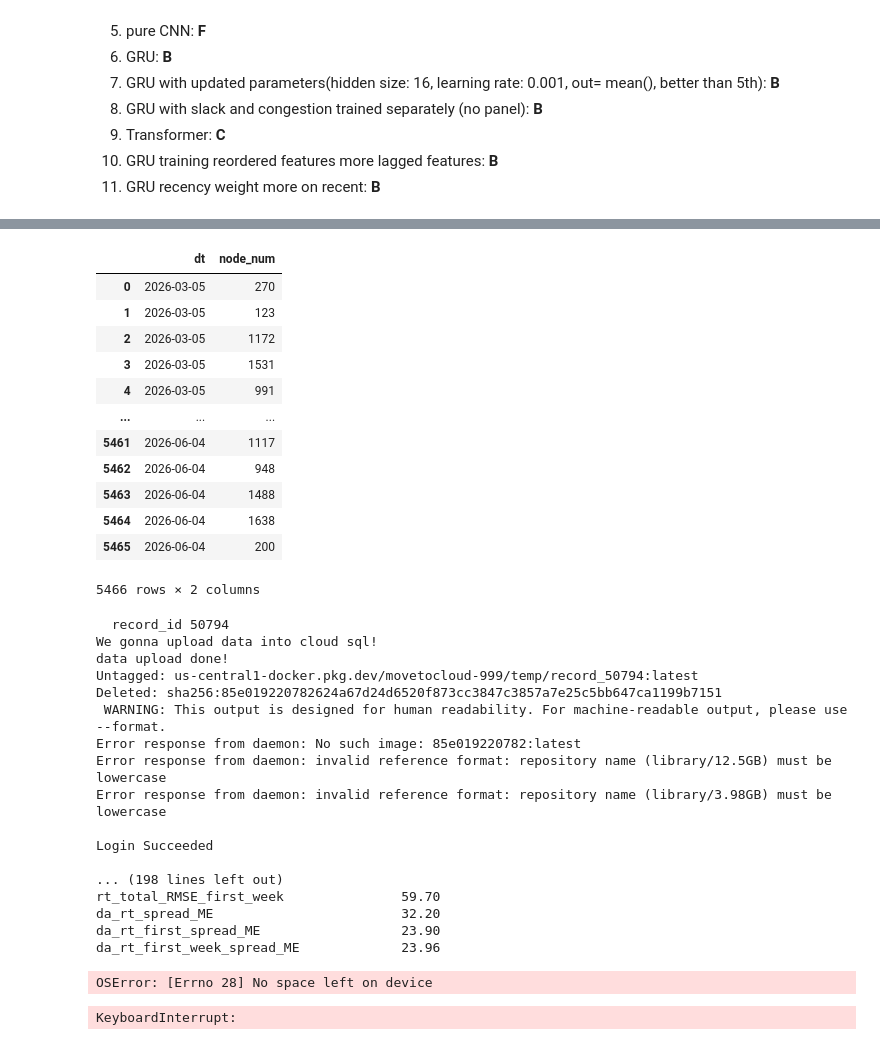
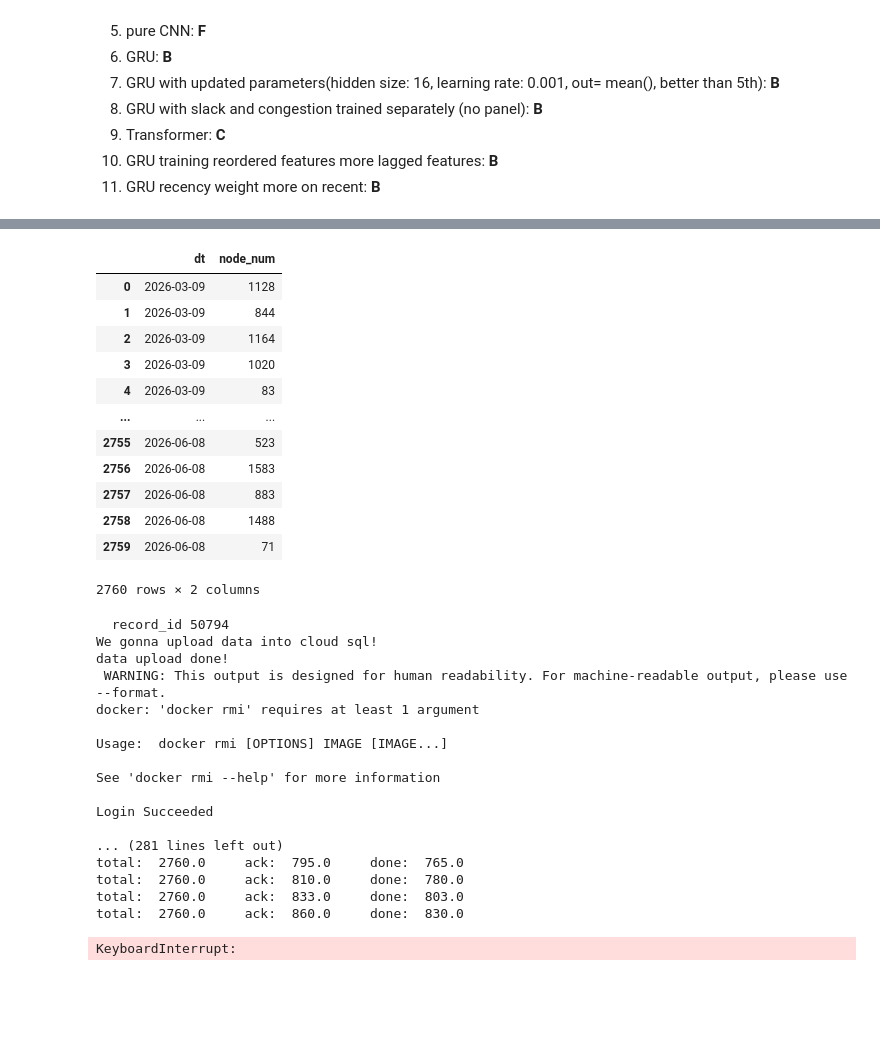
Before and after one commit to qingcheng-rgb/Qingcheng, a Jupyter notebook: QCTest/Ultra/Backtester.ipynb, the cells around one changed output, grey strips where cells are left out. Cells and saved outputs as stored; diff of their text form; code cells hidden in the pictures; blank space fills up the shorter version.

```diff
--- a/QCTest/Ultra/Backtester.ipynb
+++ b/QCTest/Ultra/Backtester.ipynb
@@ -89,41 +89,40 @@ Here the job starts!
 # %%
-select_unique_nodes_across_dates('2026-03-05','2026-06-04',60,True)
+select_unique_nodes_across_dates('2026-03-09','2026-06-08',30,True)
 # %% [output]
 |  | dt | node_num |
-| 0 | 2026-03-05 | 270 |
-| 1 | 2026-03-05 | 123 |
-| 2 | 2026-03-05 | 1172 |
-| 3 | 2026-03-05 | 1531 |
-| 4 | 2026-03-05 | 991 |
+| 0 | 2026-03-09 | 1128 |
+| 1 | 2026-03-09 | 844 |
+| 2 | 2026-03-09 | 1164 |
+| 3 | 2026-03-09 | 1020 |
+| 4 | 2026-03-09 | 83 |
 | ... | ... | ... |
-| 5461 | 2026-06-04 | 1117 |
-| 5462 | 2026-06-04 | 948 |
-| 5463 | 2026-06-04 | 1488 |
-| 5464 | 2026-06-04 | 1638 |
-| 5465 | 2026-06-04 | 200 |
+| 2755 | 2026-06-08 | 523 |
+| 2756 | 2026-06-08 | 1583 |
+| 2757 | 2026-06-08 | 883 |
+| 2758 | 2026-06-08 | 1488 |
+| 2759 | 2026-06-08 | 71 |
-5466 rows × 2 columns
+2760 rows × 2 columns
 # %%
-result, valuation= run_valuation_backtest(NN_training_module_shuffle_reorder_CNN,'2026-03-05_2026-06-02_node_selection.csv',50794, 10000)
-result.to_csv(f'/var/www/python/Qingcheng/WFiles/Ultra/model_val/NN_val_{datetime.today().strftime("%Y-%m-%d")}.csv')
+result, valuation= run_valuation_backtest(GRU_framework_means_update_para,'2026-03-09_2026-06-08_node_selection.csv',50794, 10000)
+result.to_csv(f'/var/www/python/Qingcheng/WFiles/Ultra/model_val/GRU_val_{datetime.today().strftime("%Y-%m-%d")}.csv')
 # %% [output]
   record_id 50794
 We gonna upload data into cloud sql!
 data upload done!
-Untagged: us-central1-docker.pkg.dev/movetocloud-999/temp/record_50794:latest
-Deleted: sha256:85e019220782624a67d24d6520f873cc3847c3857a7e25c5bb647ca1199b7151
  WARNING: This output is designed for human readability. For machine-readable output, please use --format.
-Error response from daemon: No such image: 85e019220782:latest
-Error response from daemon: invalid reference format: repository name (library/12.5GB) must be lowercase
-Error response from daemon: invalid reference format: repository name (library/3.98GB) must be lowercase
+docker: 'docker rmi' requires at least 1 argument
+
+Usage:  docker rmi [OPTIONS] IMAGE [IMAGE...]
+
+See 'docker rmi --help' for more information
 
 Login Succeeded
 
-... (198 lines left out)
-rt_total_RMSE_first_week               59.70
-da_rt_spread_ME                        32.20
-da_rt_first_spread_ME                  23.90
-da_rt_first_week_spread_ME             23.96
+... (281 lines left out)
+total:  2760.0     ack:  795.0     done:  765.0
+total:  2760.0     ack:  810.0     done:  780.0
+total:  2760.0     ack:  833.0     done:  803.0
+total:  2760.0     ack:  860.0     done:  830.0
-OSError: [Errno 28] No space left on device
 # %%
 dataset = load_from_ve_strategy(50793)
 dataset.to_csv(f'/var/www/python/Qingcheng/WFiles/Ultra/model_val/GRU_val_{datetime.today().strftime("%Y-%m-%d")}.csv')
```
Also changed, not shown: parts of 1 cell of this notebook, 6 other files.
